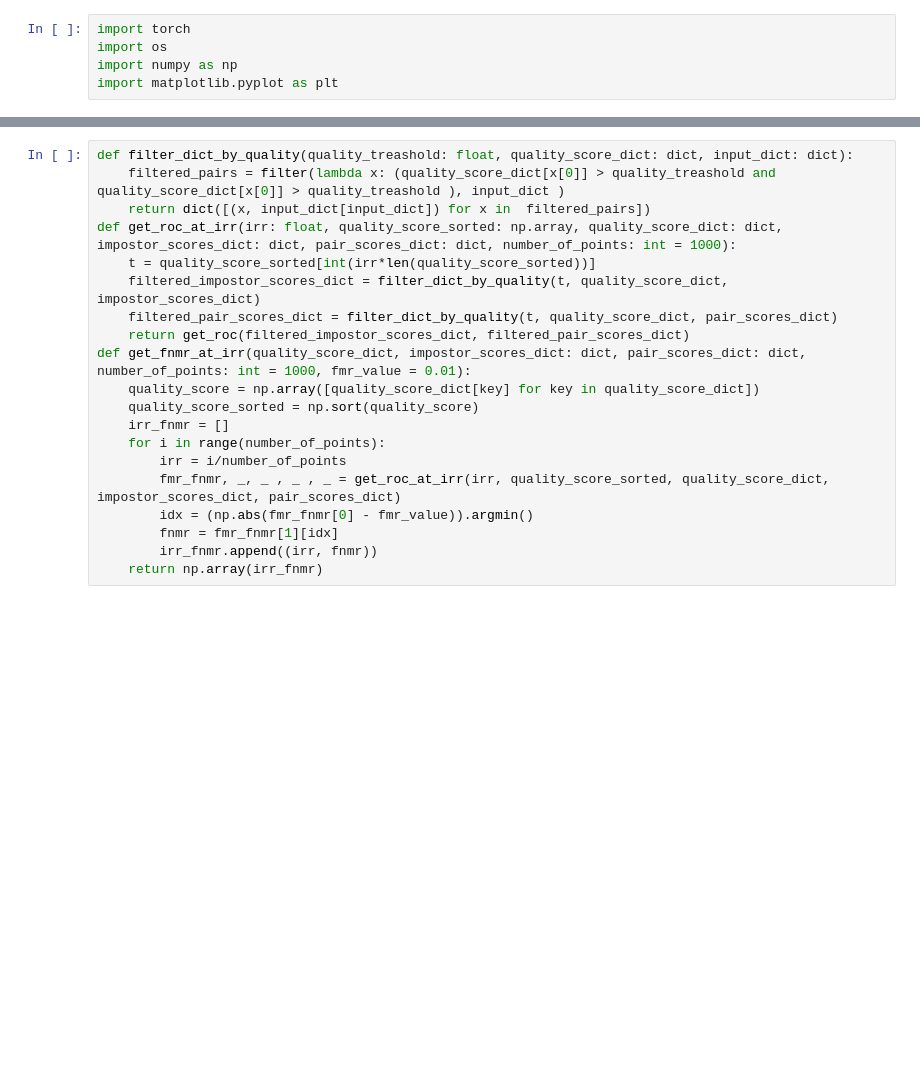
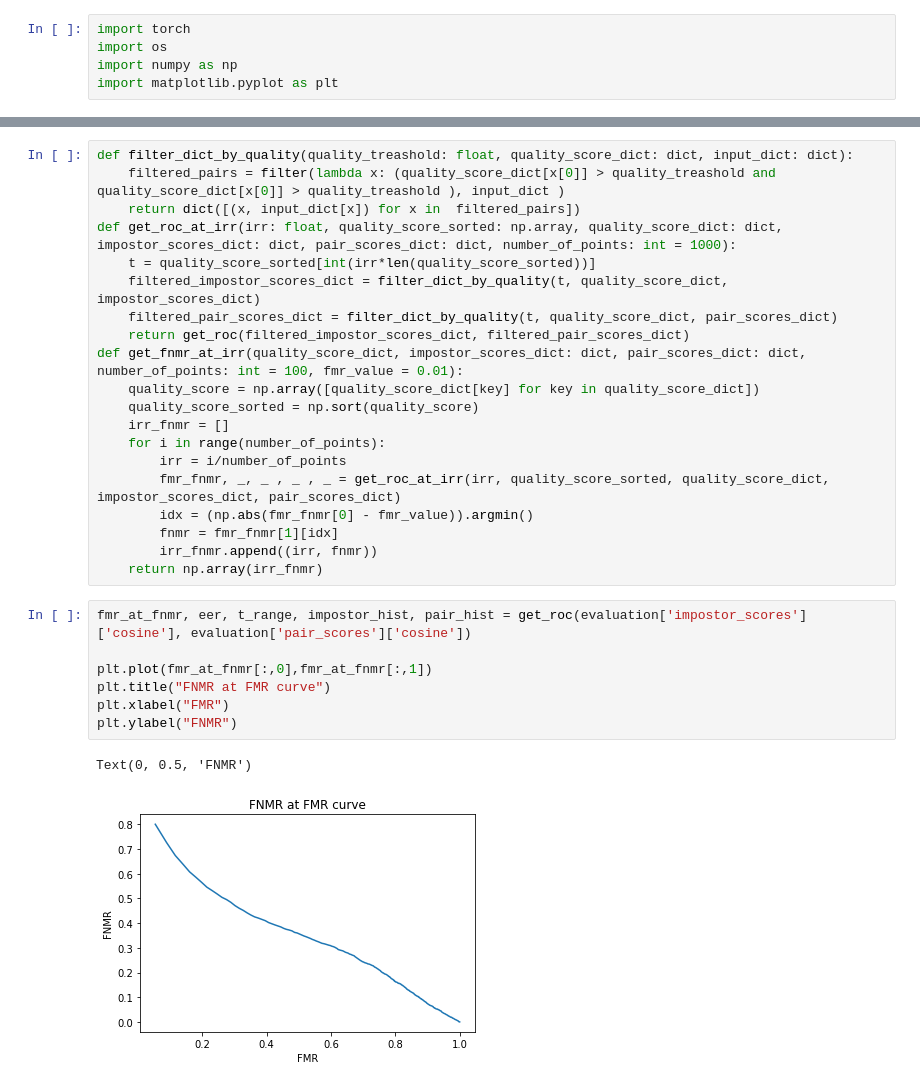
Before and after one commit to marekkles/DP, a Jupyter notebook: performance.ipynb, the cells around one changed output, grey strips where cells are left out. Drawn from its saved outputs; the diff is of its cells as text; blank space fills up the shorter version.

```diff
--- a/performance.ipynb
+++ b/performance.ipynb
@@ -32,13 +34,13 @@ def get_roc(impostor_scores_dict: dict, pair_scores_dict: dict, number_of_points
 # %%
 def filter_dict_by_quality(quality_treashold: float, quality_score_dict: dict, input_dict: dict):
     filtered_pairs = filter(lambda x: (quality_score_dict[x[0]] > quality_treashold and quality_score_dict[x[0]] > quality_treashold ), input_dict )
-    return dict([(x, input_dict[input_dict]) for x in  filtered_pairs])
+    return dict([(x, input_dict[x]) for x in  filtered_pairs])
 def get_roc_at_irr(irr: float, quality_score_sorted: np.array, quality_score_dict: dict, impostor_scores_dict: dict, pair_scores_dict: dict, number_of_points: int = 1000):
     t = quality_score_sorted[int(irr*len(quality_score_sorted))]
     filtered_impostor_scores_dict = filter_dict_by_quality(t, quality_score_dict, impostor_scores_dict)
     filtered_pair_scores_dict = filter_dict_by_quality(t, quality_score_dict, pair_scores_dict)
     return get_roc(filtered_impostor_scores_dict, filtered_pair_scores_dict)
-def get_fnmr_at_irr(quality_score_dict, impostor_scores_dict: dict, pair_scores_dict: dict, number_of_points: int = 1000, fmr_value = 0.01):
+def get_fnmr_at_irr(quality_score_dict, impostor_scores_dict: dict, pair_scores_dict: dict, number_of_points: int = 100, fmr_value = 0.01):
     quality_score = np.array([quality_score_dict[key] for key in quality_score_dict])
     quality_score_sorted = np.sort(quality_score)
     irr_fnmr = []
@@ -49,5 +51,15 @@ def get_fnmr_at_irr(quality_score_dict, impostor_scores_dict: dict, pair_scores_
         fnmr = fmr_fnmr[1][idx]
         irr_fnmr.append((irr, fnmr))
     return np.array(irr_fnmr)
+# %%
+fmr_at_fnmr, eer, t_range, impostor_hist, pair_hist = get_roc(evaluation['impostor_scores']['cosine'], evaluation['pair_scores']['cosine'])
+
+plt.plot(fmr_at_fnmr[:,0],fmr_at_fnmr[:,1])
+plt.title("FNMR at FMR curve")
+plt.xlabel("FMR")
+plt.ylabel("FNMR")
+# %% [output]
+Text(0, 0.5, 'FNMR')
+[figure, added]
 # %%
 fmr_at_fnmr, eer, t_range, impostor_hist, pair_hist = get_roc(evaluation['impostor_scores']['cosine'], evaluation['pair_scores']['cosine'])
```
Also changed, not shown: parts of 8 cells of this notebook, 2 other files.
